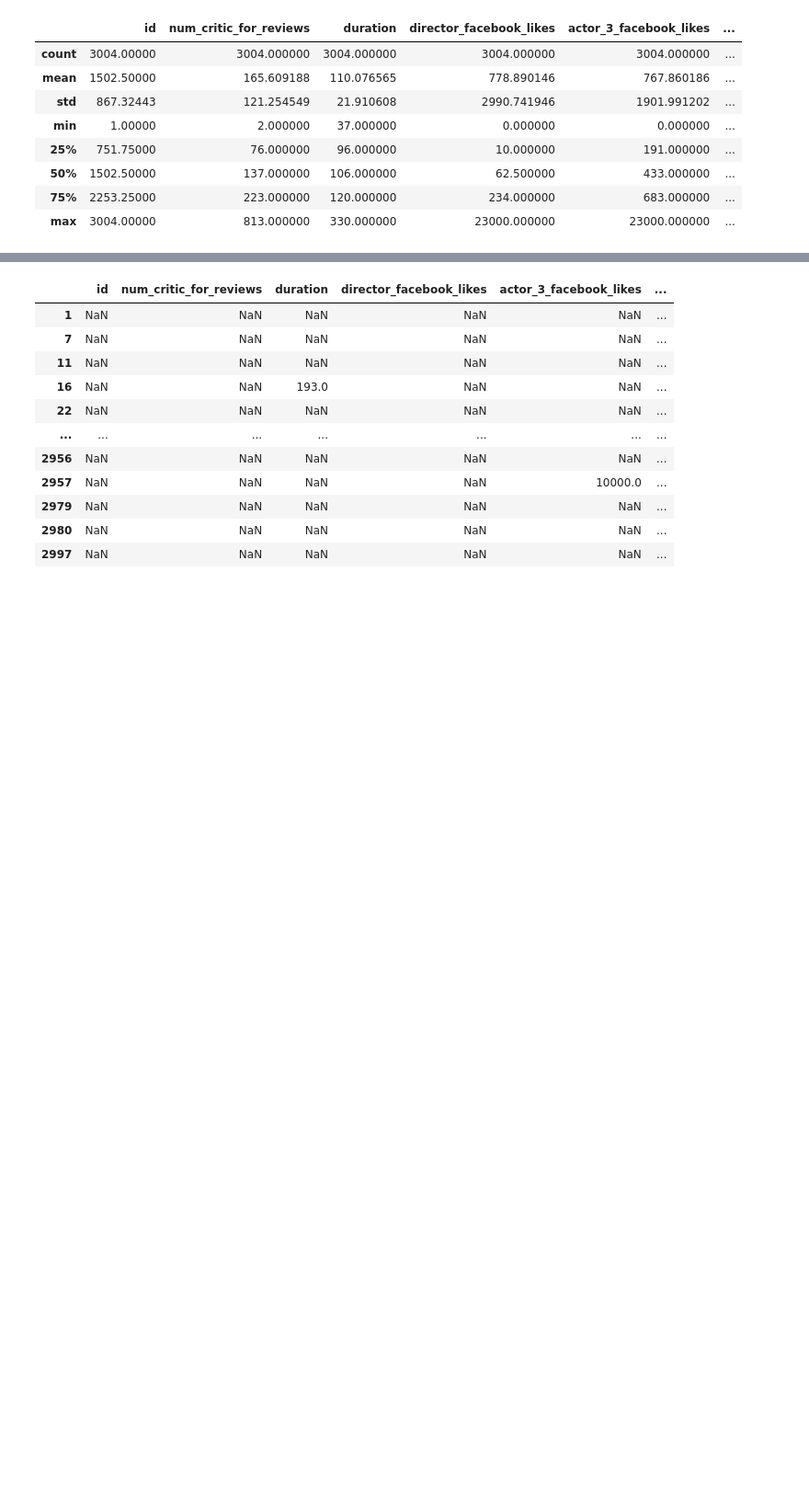
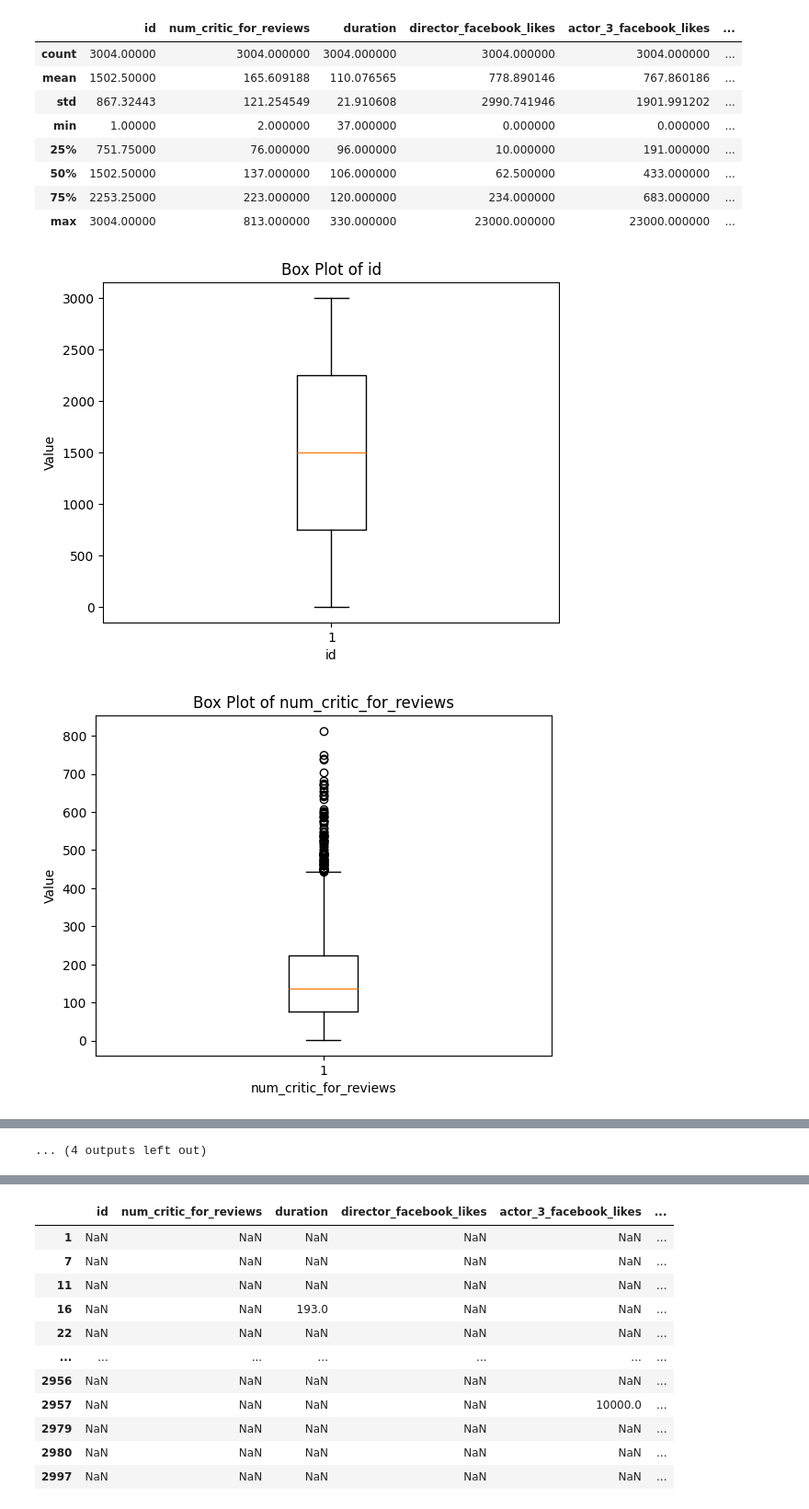
Before and after one commit to jennymai10/movie-rating-prediction, a Jupyter notebook: explore.ipynb, the cells around one changed output, grey strips where cells are left out. Shown at 92% size. Drawn from its saved outputs; the diff is of its cells as text; code cells hidden in the pictures; blank space fills up the shorter version.

```diff
--- a/explore.ipynb
+++ b/explore.ipynb
@@ -79,10 +79,13 @@ df.describe()
 | 75% | 2253.25000 | 223.000000 | 120.000000 | 234.000000 | 683.000000 | ... |
 | max | 3004.00000 | 813.000000 | 330.000000 | 23000.000000 | 23000.000000 | ... |
 # %%
-# for feature in df.columns:
-#   if pd.api.types.is_numeric_dtype(df[feature]):
-#     plt.boxplot(df[feature])
-#     plt.xlabel(feature)
-#     plt.ylabel("Value")
-#     plt.title(f"Box Plot of {feature}")
-#     plt.show()
+for feature in df.columns:
+  if pd.api.types.is_numeric_dtype(df[feature]):
+    plt.boxplot(df[feature])
+    plt.xlabel(feature)
+    plt.ylabel("Value")
+    plt.title(f"Box Plot of {feature}")
+    plt.show()
+# %% [output]
+[figure, added]
+[figure, added]
@@ -89 +102,2 @@ df.describe()
+... (4 outputs left out)
 # %%
```
Also changed, not shown: parts of 21 cells of this notebook, 1 other file.
